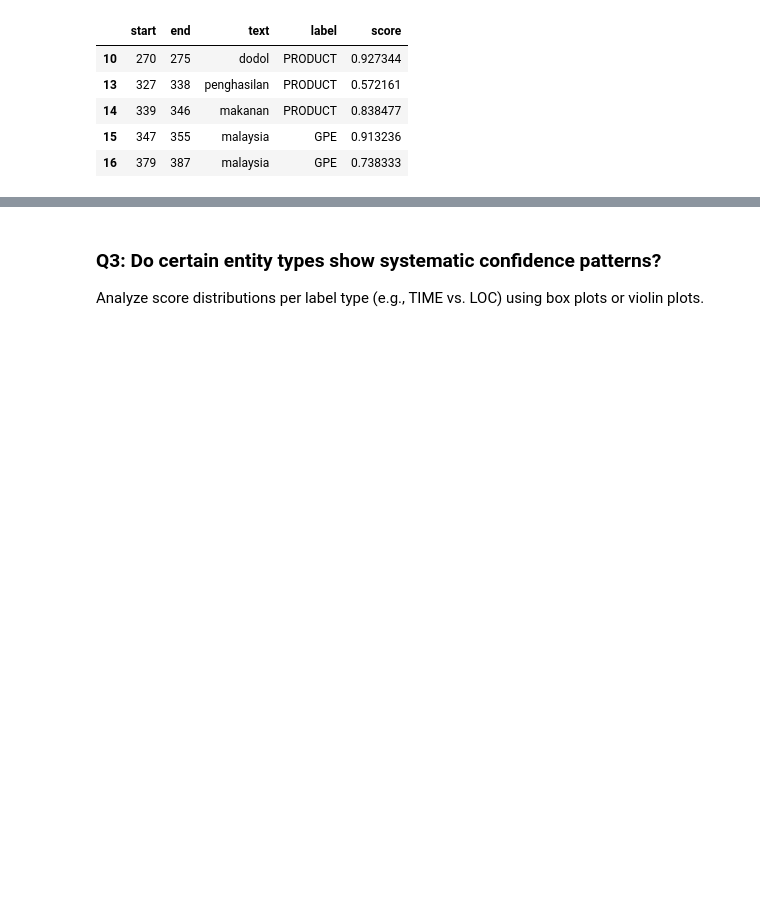
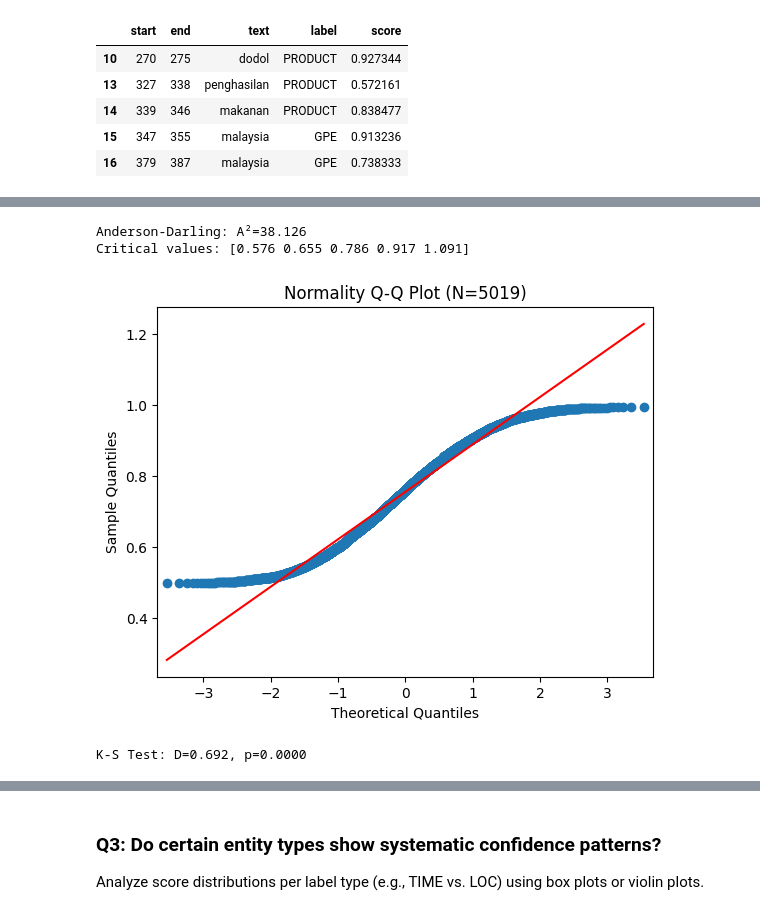
Before and after one commit to marifirfanibrahim/ner_news_malay, a Jupyter notebook: model_gliner/prediction_analysis.ipynb, the cells around one changed output, grey strips where cells are left out. Saved outputs shown, nothing was run; the diff lists cells and outputs as text; code cells hidden in the pictures; blank space fills up the shorter version.

```diff
--- a/model_gliner/prediction_analysis.ipynb
+++ b/model_gliner/prediction_analysis.ipynb
@@ -332,0 +355,12 @@ Compare word frequency between low-scoring entities and high-scoring ones.
+# %%
+# get text frequency
+q2_text = df['text'].value_counts().reset_index()
+q2_text.columns = ['text', 'frequency']
+
+# get mean confidence score
+q2_conf = df.groupby('text')['score'].mean().reset_index()
+q2_conf.columns = ['text', 'avg_confidence']
+
+# merge these two
+text_analysis = pd.merge(q2_text, q2_conf, on='text')
+print(text_analysis)
@@ -332,0 +396,20 @@ Compare word frequency between low-scoring entities and high-scoring ones.
+# %%
+# 1. Anderson-Darling Test (better for large N)
+anderson_test = stats.anderson(text_analysis['avg_confidence'], dist='norm')
+print(f"Anderson-Darling: A²={anderson_test.statistic:.3f}")
+print("Critical values:", anderson_test.critical_values)
+
+# 2. Visual Normality Check (QQ-Plot)
+import statsmodels.api as sm
+sm.qqplot(text_analysis['avg_confidence'], line='s')
+plt.title('Normality Q-Q Plot (N=5019)')
+plt.show()
+
+# 3. Kolmogorov-Smirnov Test
+ks_stat, ks_p = stats.kstest(text_analysis['avg_confidence'], 'norm')
+print(f"K-S Test: D={ks_stat:.3f}, p={ks_p:.4f}")
+# %% [output]
+Anderson-Darling: A²=38.126
+Critical values: [0.576 0.655 0.786 0.917 1.091]
+[figure, added]
+K-S Test: D=0.692, p=0.0000
```
Also changed, not shown: parts of 9 cells of this notebook, 9 other files.
